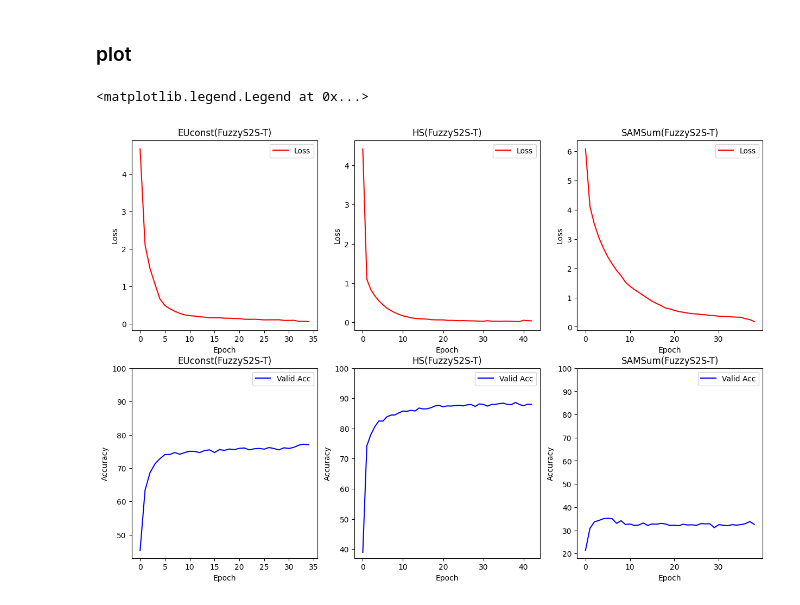
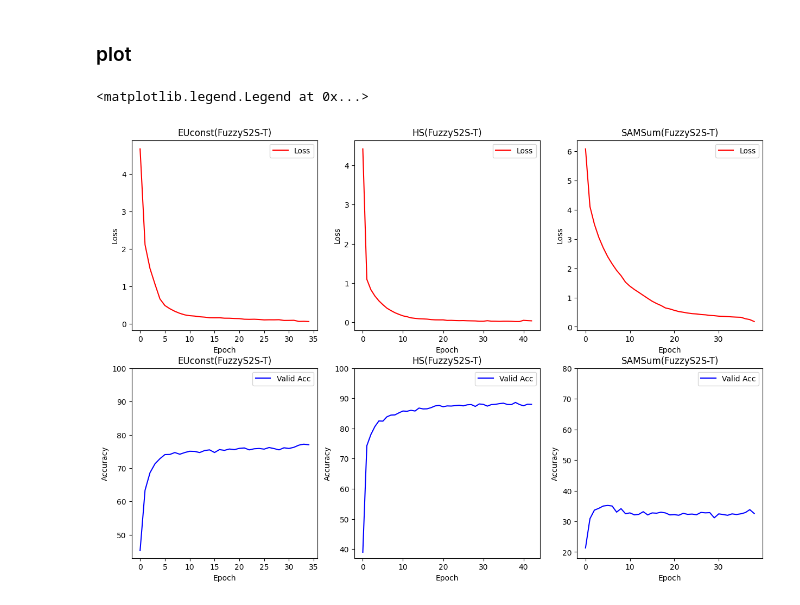
Before and after one commit to chinesebear/fuzzys2s, a Jupyter notebook: doc/Convergency.ipynb, the cells around one changed output. Drawn from its saved outputs; the diff is of its cells as text; code cells hidden in the pictures.

```diff
--- a/doc/Convergency.ipynb
+++ b/doc/Convergency.ipynb
@@ -127,32 +127,32 @@ sub_graph.set_xlabel("Epoch")
 sub_graph.set_ylabel("Loss")
 sub_graph.legend()
 
 sub_graph = axes[1][0]
 data = euconst_data_s
 sub_graph.plot(data[:, 1], label='Valid Acc',color='b')
 sub_graph.set_title("EUconst(FuzzyS2S-T)")
 sub_graph.set_xlabel("Epoch")
 sub_graph.set_ylabel("Accuracy")
 sub_graph.set_ylim(43,100)
 sub_graph.legend()
 
 sub_graph = axes[1][1]
 data = hs_data_s
 sub_graph.plot(data[:, 1], label='Valid Acc',color='b')
 sub_graph.set_title("HS(FuzzyS2S-T)")
 sub_graph.set_xlabel("Epoch")
 sub_graph.set_ylabel("Accuracy")
 sub_graph.set_ylim(37,100)
 sub_graph.legend()
 
 sub_graph = axes[1][2]
 data = samsum_data_s
 sub_graph.plot(data[:, 1], label='Valid Acc',color='b')
 sub_graph.set_title("SAMSum(FuzzyS2S-T)")
 sub_graph.set_xlabel("Epoch")
 sub_graph.set_ylabel("Accuracy")
-sub_graph.set_ylim(18,100)
+sub_graph.set_ylim(18,80)
 sub_graph.legend()
 # %% [output]
 <matplotlib.legend.Legend at 0x...>
-[figure, old version]
+[figure, new version]
```
Also changed, not shown: 5 other files.
